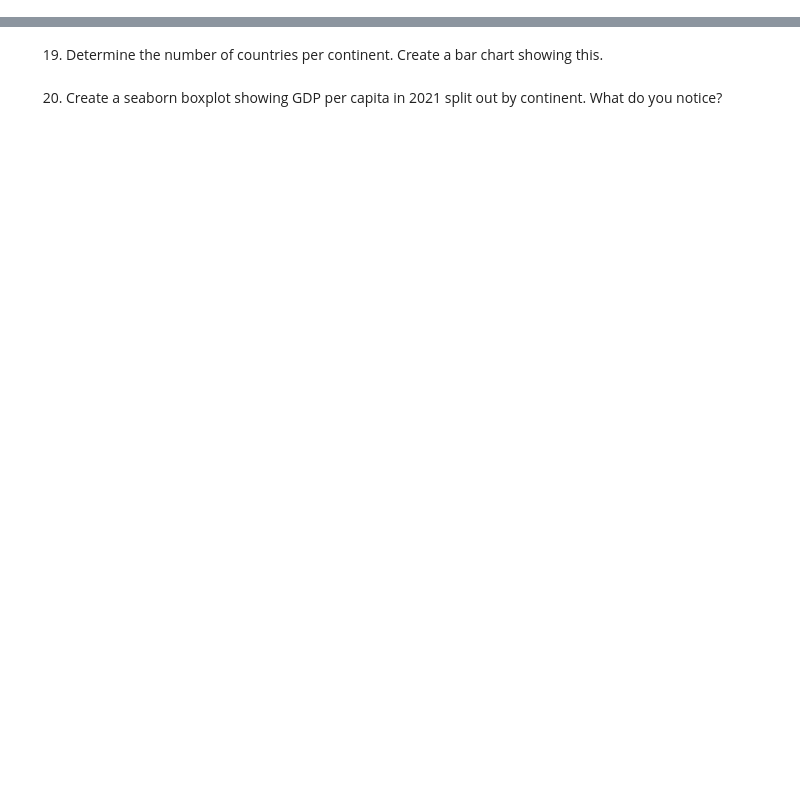
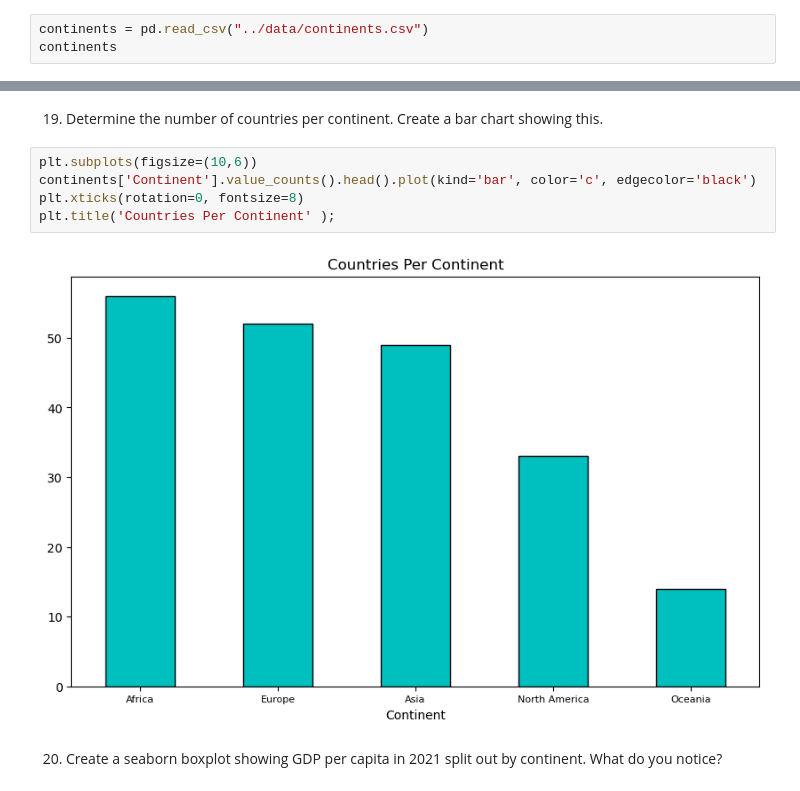
Before and after one commit to nss-data-science-cohort-9/un-exploration-joshwtacker, a Jupyter notebook: Notebook/UN_Data_Exploration.ipynb, the cells around one changed output, grey strips where cells are left out. Cells and saved outputs as stored; diff of their text form; blank space fills up the shorter version.

```diff
--- a/Notebook/UN_Data_Exploration.ipynb
+++ b/Notebook/UN_Data_Exploration.ipynb
@@ -259,2 +306,5 @@ KeyError: 'Equatorial Guinea'
 # %% [markdown]
 17. Read in continents.csv contained in the data folder into a new dataframe called continents. We will be using this dataframe to add a new column to our dataset.
+# %%
+continents = pd.read_csv("../data/continents.csv")
+continents
@@ -263,4 +344,11 @@ KeyError: 'Equatorial Guinea'
 # %% [markdown]
 19. Determine the number of countries per continent. Create a bar chart showing this.
+# %%
+plt.subplots(figsize=(10,6))
+continents['Continent'].value_counts().head().plot(kind='bar', color='c', edgecolor='black')
+plt.xticks(rotation=0, fontsize=8)
+plt.title('Countries Per Continent' );
+# %% [output]
+[figure, added]
 # %% [markdown]
 20. Create a seaborn boxplot showing GDP per capita in 2021 split out by continent. What do you notice?
```
Also changed, not shown: parts of 16 cells of this notebook.
